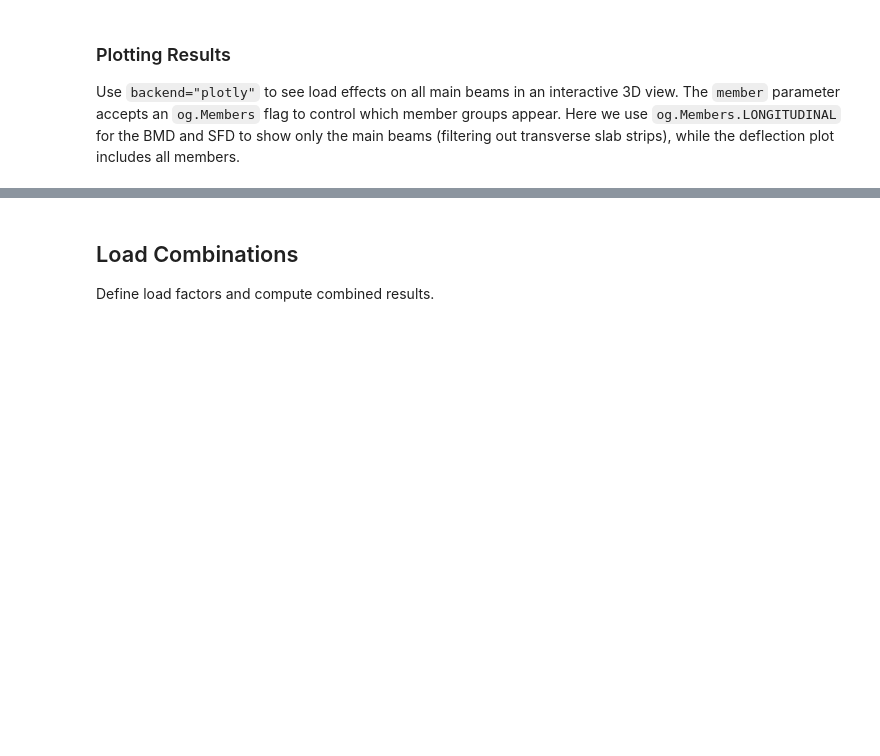
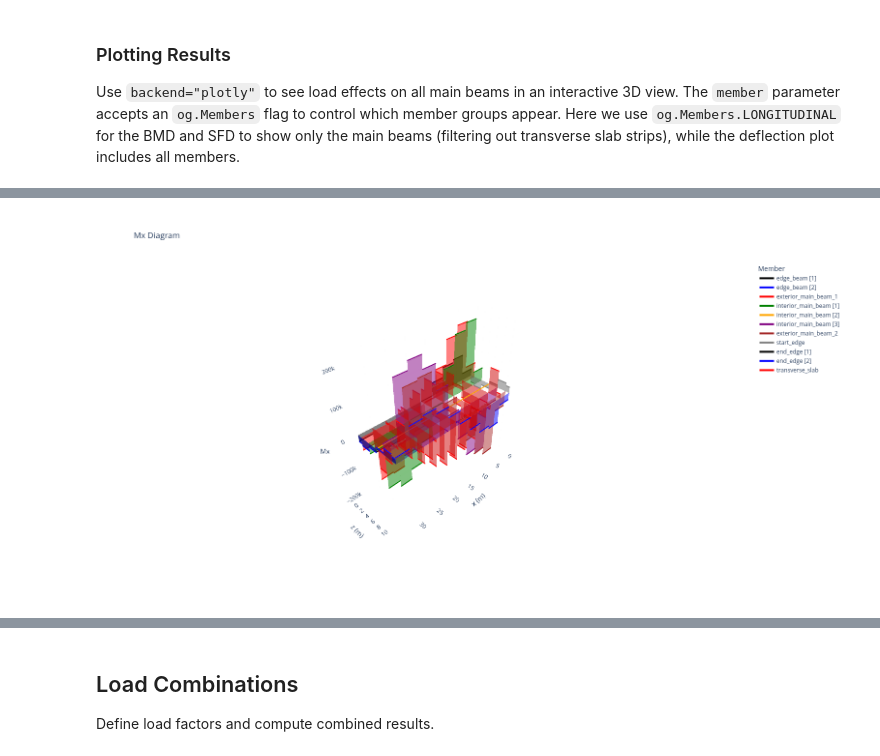
Before and after one commit to ccaprani/ospgrillage, a Jupyter notebook: docs/source/notebooks/super_t_tutorial.ipynb, the cells around one changed output, grey strips where cells are left out. Saved outputs shown, nothing was run; the diff lists cells and outputs as text; code cells hidden in the pictures; blank space fills up the shorter version.

```diff
--- a/docs/source/notebooks/super_t_tutorial.ipynb
+++ b/docs/source/notebooks/super_t_tutorial.ipynb
@@ -263,2 +288,6 @@ og.plot_sfd(model, results, member=og.Members.LONGITUDINAL, loadcase="M1600 L1",
+# %%
+og.plot_tmd(model, results, loadcase="M1600 L1", backend="plotly", figsize=(14, 8));
+# %% [output]
+[figure, added]
 # %%
 og.plot_def(model, results, loadcase="M1600 L1", backend="plotly", figsize=(14, 8));
```
Also changed, not shown: parts of 8 cells of this notebook, 10 other files.
